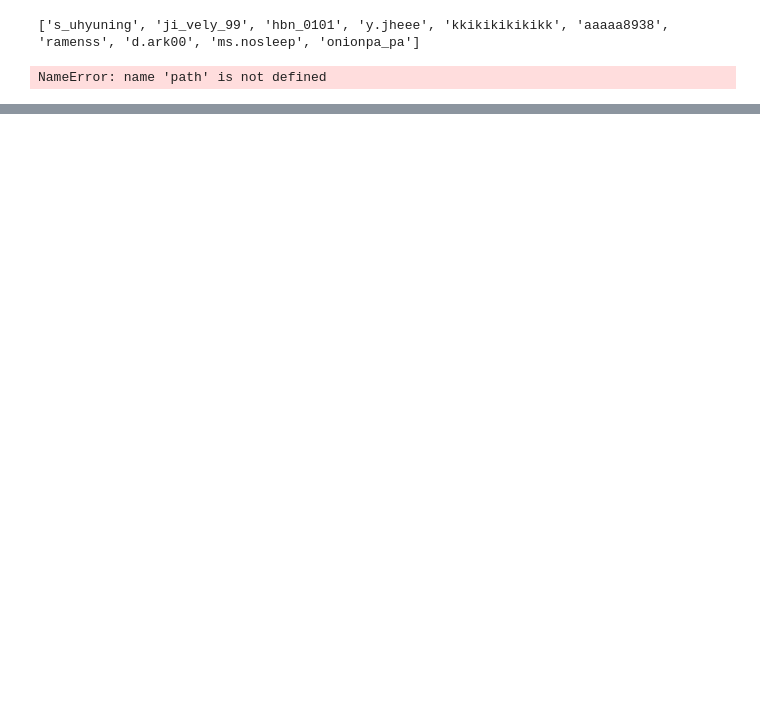
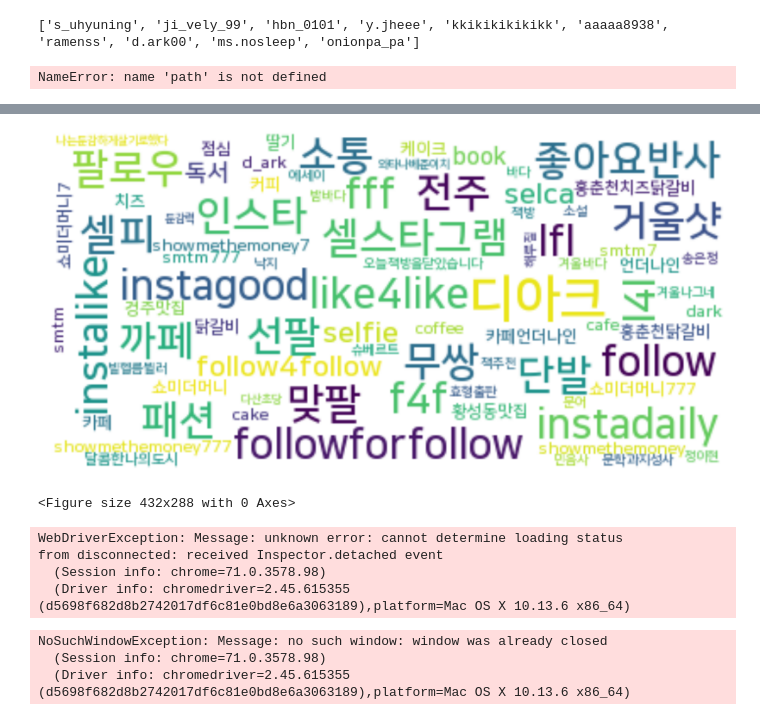
Before and after one commit to parkjoo37/Instagram_Hashtags_Crawler, a Jupyter notebook: test2.ipynb, the cells around one changed output, grey strips where cells are left out. Cells and saved outputs as stored; diff of their text form; code cells hidden in the pictures; blank space fills up the shorter version.

```diff
--- a/test2.ipynb
+++ b/test2.ipynb
@@ -83,0 +370,9 @@ driver.close()
+# %%
+f = open('/Users/markmac/Downloads/word_data.txt', 'w')
+for i in range(len(words_list)):
+    f.write(words_list[i] + "\n")
+f.close()
+
+text = open('/Users/markmac/Downloads/word_data.txt').read()
+
+wordcloud = WordCloud(max_font_size = 30, font_path = '/Users/markmac/Fonts/NanumSquareBold.ttf', background_color = 'white').generate(text)
@@ -83,0 +401,63 @@ driver.close()
+# %%
+plt.figure(figsize = (40, 40))
+plt.imshow(wordcloud, interpolation = 'bilinear')
+plt.axis('off') # x, y축 scale(숫자) 없애기.
+plt.show()
+plt.savefig('words_hiphop.png') # 이미지 파일 저장
+# %% [output]
+[figure, added]
+<Figure size 432x288 with 0 Axes>
+# %%
+tag_data = []
+words = []
+words_list = []
+hashtags = []
+ss = []
+
+for x in range(len(is_id)):
+    driver = webdriver.Chrome(path)
+    driver.get('https://www.instagram.com/' + is_id[x])
+
+    driver.find_element_by_xpath("//div[@class = '_9AhH0']").click()
+
+    for y in range(10):
+        time.sleep(3)
+        html = driver.page_source
+        soup = BeautifulSoup(html, 'html.parser')
+
+        tag_data += soup.select('div.C4VMK > span > a')
+
+        for q in soup.select('div.D1AKJ a'):
+            ss.append(q.text)
+            if len(ss) > 1:
+                if ss[1] in '다음':
+                    driver.find_element_by_xpath("//a[@class = 'HBoOv coreSpriteRightPaginationArrow']").click()
+                else:
+                    break
+# %% [output]
+WebDriverException: Message: unknown error: cannot determine loading status
+from disconnected: received Inspector.detached event
+  (Session info: chrome=71.0.3578.98)
+  (Driver info: chromedriver=2.45.615355 (d5698f682d8b2742017df6c81e0bd8e6a3063189),platform=Mac OS X 10.13.6 x86_64)
+# %%
+from selenium.webdriver.common.keys import Keys
+
+url = 'https://www.google.com/search?q=%ED%99%8D%EC%A7%84%EC%98%81&source=lnms&tbm=isch&sa=X&ved=0ahUKEwjhh8Olu9rdAhXLa7wKHa_9CBYQ_AUICigB&biw=431&bih=915'
+driver.get(url)
+dom = BeautifulSoup(driver.page_source, 'lxml')
+
+imgWrap = driver.find_element_by_tag_name('body')
+while True:
+    imgWrap.send_keys(Keys.PAGE_DOWN)
+    time.sleep(1)
+    dom = BeautifulSoup(driver.page_source, 'lxml')
+
+    if dom.select('#smc')[0]['style'] == 'display:none':
+        continue
+    else:
+        driver.find_element_by_id("smb").click()
+        break
+# %% [output]
+NoSuchWindowException: Message: no such window: window was already closed
+  (Session info: chrome=71.0.3578.98)
+  (Driver info: chromedriver=2.45.615355 (d5698f682d8b2742017df6c81e0bd8e6a3063189),platform=Mac OS X 10.13.6 x86_64)
```
Also changed, not shown: parts of 38 cells of this notebook, 3 other files.
